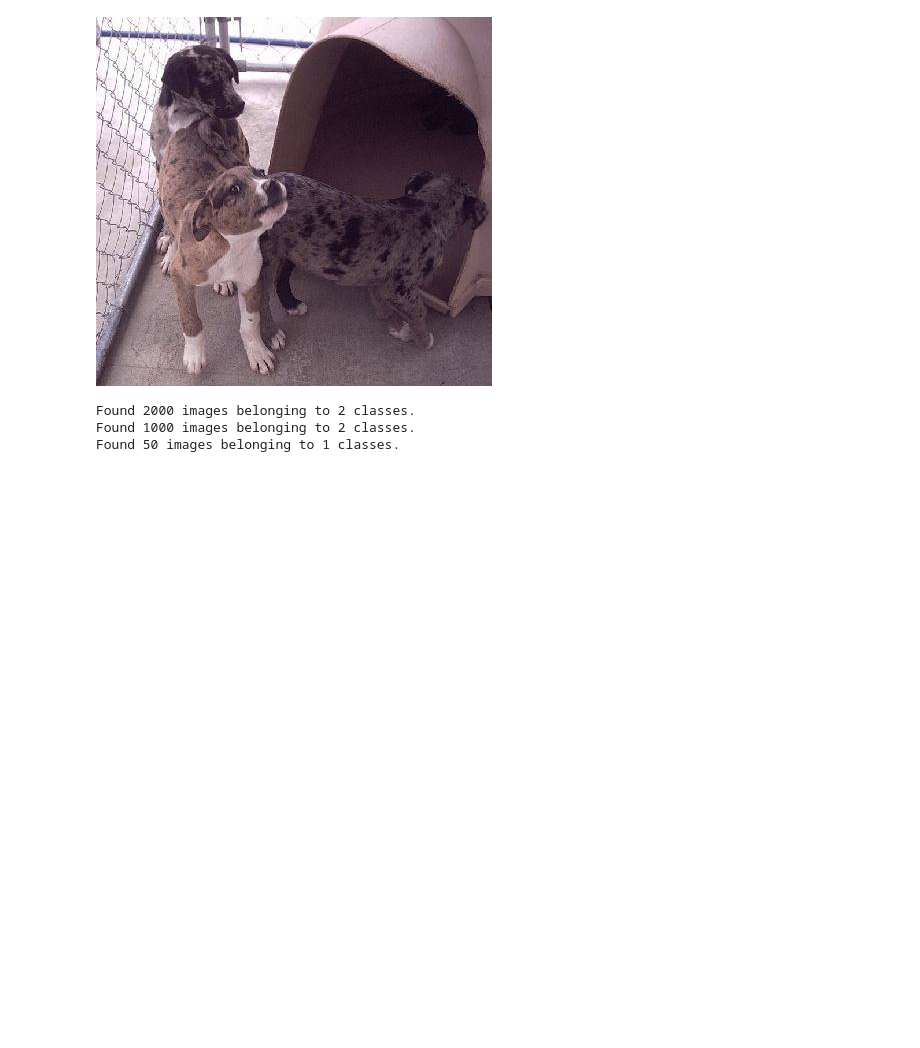
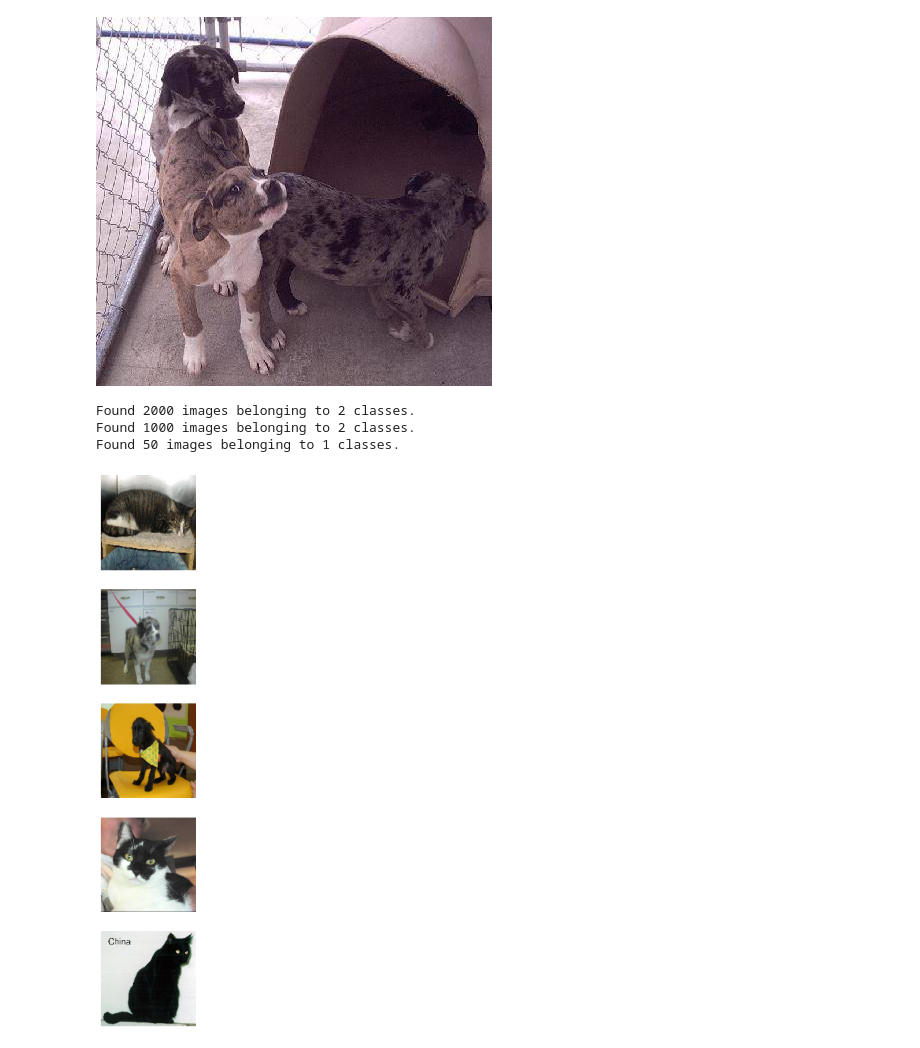
Before and after one commit to antonatem/cats-dogs-classification, a Jupyter notebook: cat_dog_classification.ipynb, the cells around one changed output. Drawn from its saved outputs; the diff is of its cells as text; code cells hidden in the pictures; blank space fills up the shorter version.

Commit message:
Plot random 5 images from train dataset

```diff
--- a/cat_dog_classification.ipynb
+++ b/cat_dog_classification.ipynb
@@ -55,3 +55,24 @@ test_data_gen = test_image_generator.flow_from_directory(
 Found 2000 images belonging to 2 classes.
 Found 1000 images belonging to 2 classes.
 Found 50 images belonging to 1 classes.
+# %%
+def plotImages(images_arr, probabilities = False):
+    fig, axes = plt.subplots(len(images_arr), 1, figsize=(5,len(images_arr) * 3))
+    if probabilities is False:
+      for img, ax in zip( images_arr, axes):
+          ax.imshow(img)
+          ax.axis('off')
+    else:
+      for img, probability, ax in zip( images_arr, probabilities, axes):
+          ax.imshow(img)
+          ax.axis('off')
+          if probability > 0.5:
+              ax.set_title("%.2f" % (probability*100) + "% dog")
+          else:
+              ax.set_title("%.2f" % ((1-probability)*100) + "% cat")
+    plt.show()
+
+sample_training_images, _ = next(train_data_gen)
+plotImages(sample_training_images[:5])
+# %% [output]
+[figure, added]
```
